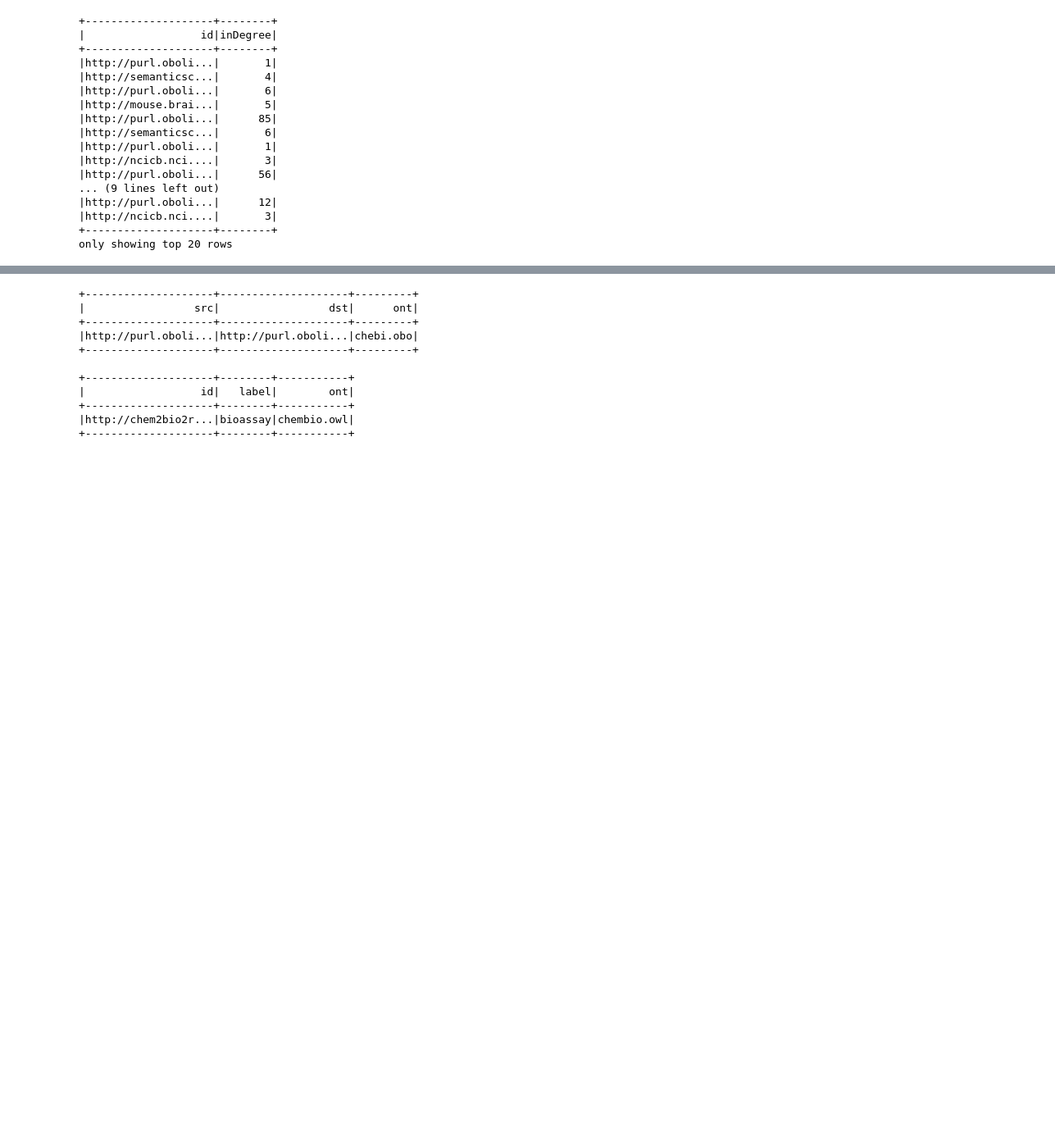
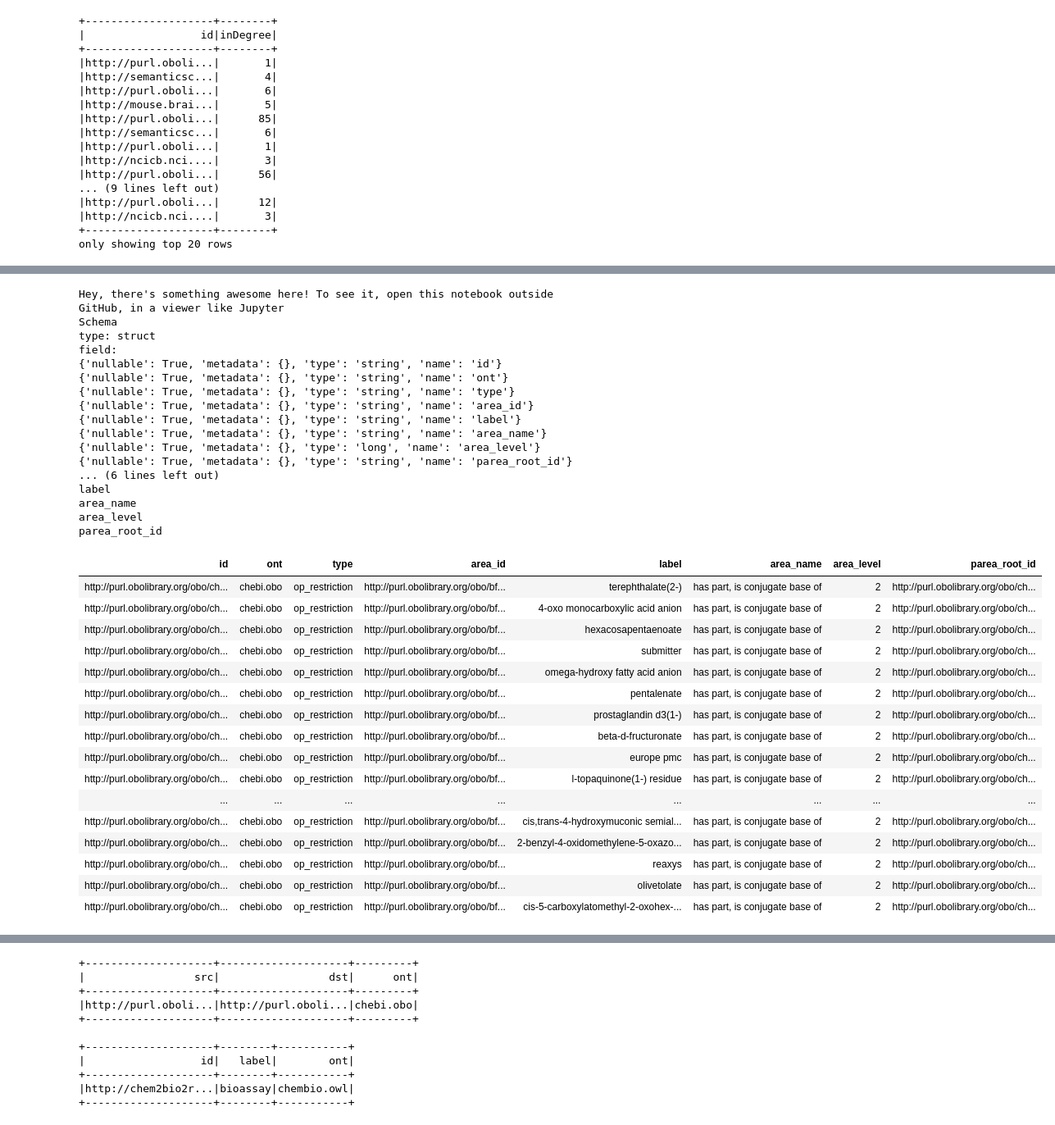
Before and after one commit to hl395/ontology-visualize-spark, a Jupyter notebook: sparkImportFromHDFS.ipynb, the cells around one changed output, grey strips where cells are left out. Shown at 82% size. Saved outputs shown, nothing was run; the diff lists cells and outputs as text; code cells hidden in the pictures; blank space fills up the shorter version.

Commit message:
Join area and parea tables for class
now vertices in graphframes have info of area and parea

```diff
--- a/sparkImportFromHDFS.ipynb
+++ b/sparkImportFromHDFS.ipynb
@@ -482,3 +482,41 @@ root
 |http://purl.oboli...|http://purl.oboli...|   dron.owl|
 +--------------------+--------------------+-----------+
 only showing top 20 rows
+# %%
+# df_class_labels
+# df_class_hier
+# df_tax_areas
+# df_tax_areas_concepts
+# df_tax_areas_pareas
+
+
+iri = ''
+
+# find which ont it belongs to
+
+# find which area it belongs to
+result = df_class_labels.join(df_tax_areas_concepts, ['CLASS_IRI', 'ONT_NAME'])
+result.show(20 ,False)
+result.printSchema()
+
+# find which area level it belongs to
+result = result.join(df_tax_areas, ['ONT_NAME', 'TAX_TYPE', 'AREA_ID'])
+result.show(20 ,False)
+result.printSchema()
+
+
+# find which parea it belongs to
+result = result.join(df_tax_areas_pareas, ['CLASS_IRI', 'ONT_NAME', 'TAX_TYPE'])
+result.show(20 ,False)
+result.printSchema()
+
+
+
+df_label = result.rdd.map(lambda x: (x[0], x[1], x[2], x[3], x[4], x[5], x[6], x[7])).distinct().toDF(['id', 'ont','type', 'area_id','label', 'area_name', 'area_level', 'parea_root_id'])
+
+
+# original graph
+
+# area graph
+
+# parea graph
@@ -509,3 +612,45 @@ only showing top 20 rows
+# %%
+v2 = g.vertices.filter("area_name = 'has part, is conjugate base of'")
+e2 = g.edges.filter("ont = 'chebi.obo'")
+g2 = GraphFrame(v2, e2)
+# g2.vertices.show(20, False)
+# g2.edges.show(20, False)
+display(g2)
+# %% [output]
+Hey, there's something awesome here! To see it, open this notebook outside GitHub, in a viewer like Jupyter
+Schema
+type: struct
+field:
+{'nullable': True, 'metadata': {}, 'type': 'string', 'name': 'id'}
+{'nullable': True, 'metadata': {}, 'type': 'string', 'name': 'ont'}
+{'nullable': True, 'metadata': {}, 'type': 'string', 'name': 'type'}
+{'nullable': True, 'metadata': {}, 'type': 'string', 'name': 'area_id'}
+{'nullable': True, 'metadata': {}, 'type': 'string', 'name': 'label'}
+{'nullable': True, 'metadata': {}, 'type': 'string', 'name': 'area_name'}
+{'nullable': True, 'metadata': {}, 'type': 'long', 'name': 'area_level'}
+{'nullable': True, 'metadata': {}, 'type': 'string', 'name': 'parea_root_id'}
+... (6 lines left out)
+label
+area_name
+area_level
+parea_root_id
+| id | ont | type | area_id | label | area_name | area_level | parea_root_id |
+| http://purl.obolibrary.org/obo/ch... | chebi.obo | op_restriction | http://purl.obolibrary.org/obo/bf... | terephthalate(2-) | has part, is conjugate base of | 2 | http://purl.obolibrary.org/obo/ch... |
+| http://purl.obolibrary.org/obo/ch... | chebi.obo | op_restriction | http://purl.obolibrary.org/obo/bf... | 4-oxo monocarboxylic acid anion | has part, is conjugate base of | 2 | http://purl.obolibrary.org/obo/ch... |
+| http://purl.obolibrary.org/obo/ch... | chebi.obo | op_restriction | http://purl.obolibrary.org/obo/bf... | hexacosapentaenoate | has part, is conjugate base of | 2 | http://purl.obolibrary.org/obo/ch... |
+| http://purl.obolibrary.org/obo/ch... | chebi.obo | op_restriction | http://purl.obolibrary.org/obo/bf... | submitter | has part, is conjugate base of | 2 | http://purl.obolibrary.org/obo/ch... |
+| http://purl.obolibrary.org/obo/ch... | chebi.obo | op_restriction | http://purl.obolibrary.org/obo/bf... | omega-hydroxy fatty acid anion | has part, is conjugate base of | 2 | http://purl.obolibrary.org/obo/ch... |
+| http://purl.obolibrary.org/obo/ch... | chebi.obo | op_restriction | http://purl.obolibrary.org/obo/bf... | pentalenate | has part, is conjugate base of | 2 | http://purl.obolibrary.org/obo/ch... |
+| http://purl.obolibrary.org/obo/ch... | chebi.obo | op_restriction | http://purl.obolibrary.org/obo/bf... | prostaglandin d3(1-) | has part, is conjugate base of | 2 | http://purl.obolibrary.org/obo/ch... |
+| http://purl.obolibrary.org/obo/ch... | chebi.obo | op_restriction | http://purl.obolibrary.org/obo/bf... | beta-d-fructuronate | has part, is conjugate base of | 2 | http://purl.obolibrary.org/obo/ch... |
+| http://purl.obolibrary.org/obo/ch... | chebi.obo | op_restriction | http://purl.obolibrary.org/obo/bf... | europe pmc | has part, is conjugate base of | 2 | http://purl.obolibrary.org/obo/ch... |
+| http://purl.obolibrary.org/obo/ch... | chebi.obo | op_restriction | http://purl.obolibrary.org/obo/bf... | l-topaquinone(1-) residue | has part, is conjugate base of | 2 | http://purl.obolibrary.org/obo/ch... |
+| ... | ... | ... | ... | ... | ... | ... | ... |
+| http://purl.obolibrary.org/obo/ch... | chebi.obo | op_restriction | http://purl.obolibrary.org/obo/bf... | cis,trans-4-hydroxymuconic semial... | has part, is conjugate base of | 2 | http://purl.obolibrary.org/obo/ch... |
+| http://purl.obolibrary.org/obo/ch... | chebi.obo | op_restriction | http://purl.obolibrary.org/obo/bf... | 2-benzyl-4-oxidomethylene-5-oxazo... | has part, is conjugate base of | 2 | http://purl.obolibrary.org/obo/ch... |
+| http://purl.obolibrary.org/obo/ch... | chebi.obo | op_restriction | http://purl.obolibrary.org/obo/bf... | reaxys | has part, is conjugate base of | 2 | http://purl.obolibrary.org/obo/ch... |
+| http://purl.obolibrary.org/obo/ch... | chebi.obo | op_restriction | http://purl.obolibrary.org/obo/bf... | olivetolate | has part, is conjugate base of | 2 | http://purl.obolibrary.org/obo/ch... |
+| http://purl.obolibrary.org/obo/ch... | chebi.obo | op_restriction | http://purl.obolibrary.org/obo/bf... | cis-5-carboxylatomethyl-2-oxohex-... | has part, is conjugate base of | 2 | http://purl.obolibrary.org/obo/ch... |
 # %%
 # iri= 'http://purl.obolibrary.org/obo/iao_0000030'
 # http://chem2bio2rdf.org/chem2bio2rdf.owl#bioassay
```
Also changed, not shown: parts of 8 cells of this notebook.
